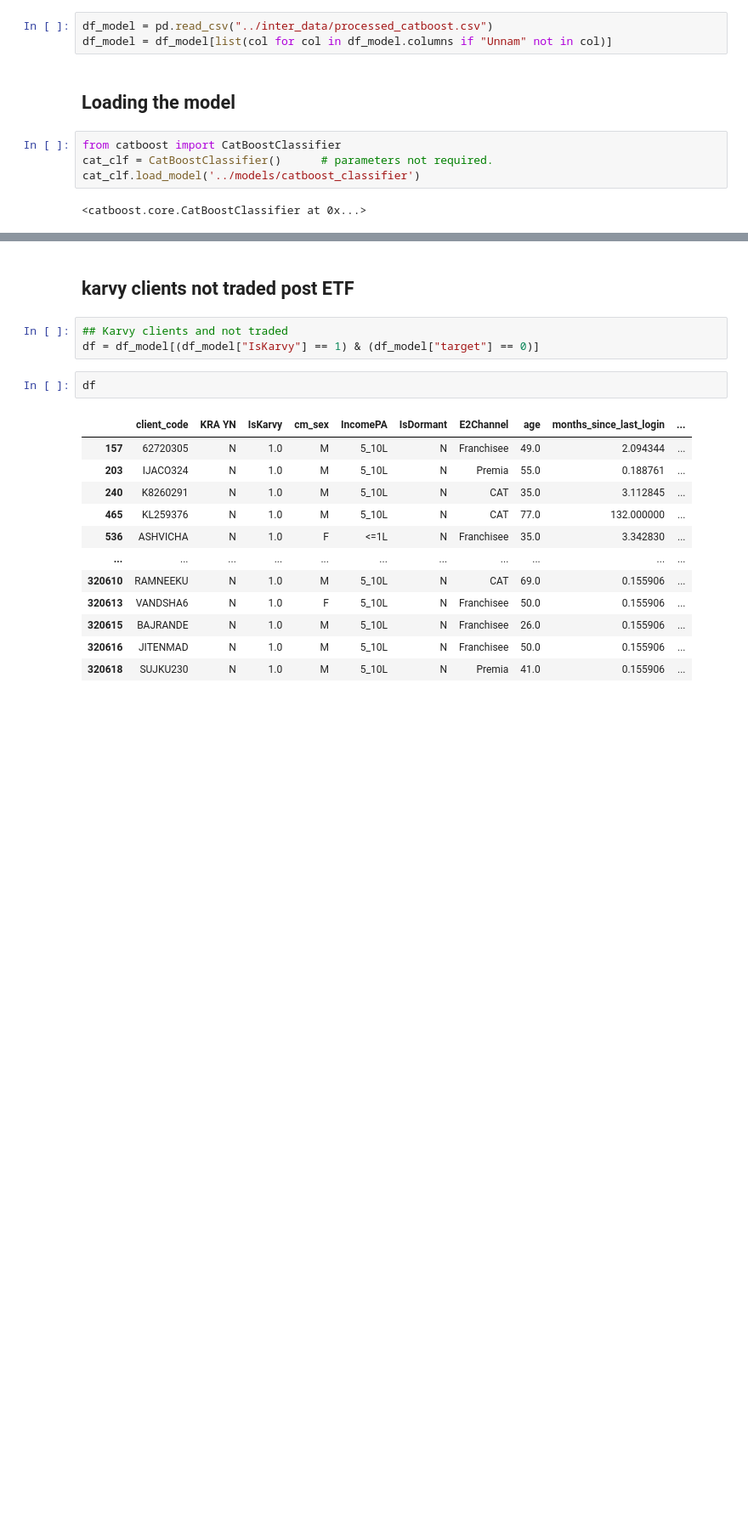
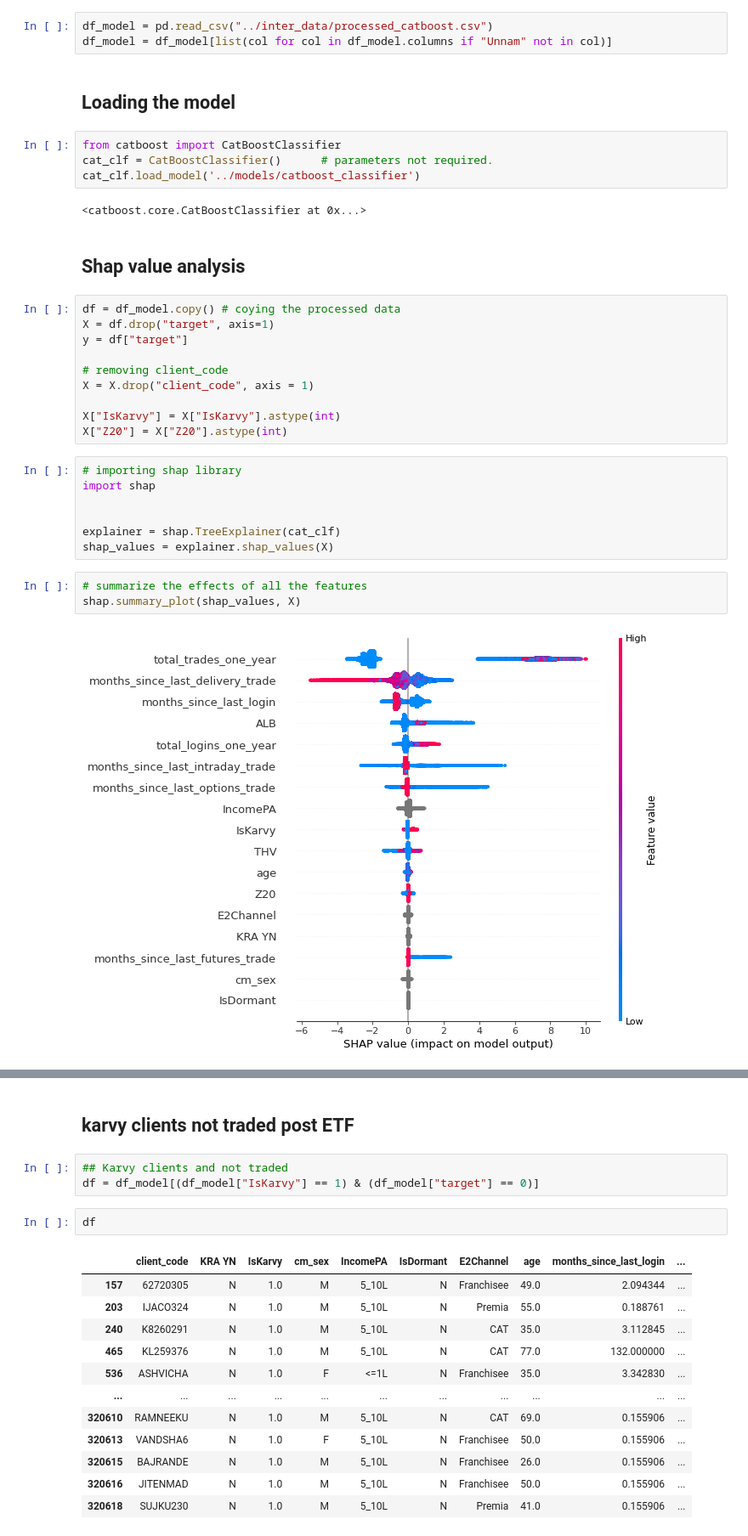
Before and after one commit to shineiifl/etf_trade_activation_model, a Jupyter notebook: notebooks/post_training_analysis_20211116.ipynb, the cells around one changed output, grey strips where cells are left out. Shown: that part at 85% size. Saved outputs shown, nothing was run; the diff lists cells and outputs as text; blank space fills up the shorter version.

Commit message:
added training image

```diff
--- a/notebooks/post_training_analysis_20211116.ipynb
+++ b/notebooks/post_training_analysis_20211116.ipynb
@@ -24,3 +24,27 @@ cat_clf = CatBoostClassifier()      # parameters not required.
 cat_clf.load_model('../models/catboost_classifier')
 # %% [output]
 <catboost.core.CatBoostClassifier at 0x...>
+# %% [markdown]
+## Shap value analysis
+# %%
+df = df_model.copy() # coying the processed data
+X = df.drop("target", axis=1)
+y = df["target"]
+
+# removing client_code
+X = X.drop("client_code", axis = 1)
+
+X["IsKarvy"] = X["IsKarvy"].astype(int)
+X["Z20"] = X["Z20"].astype(int)
+# %%
+# importing shap library
+import shap
+
+
+explainer = shap.TreeExplainer(cat_clf)
+shap_values = explainer.shap_values(X)
+# %%
+# summarize the effects of all the features
+shap.summary_plot(shap_values, X)
+# %% [output]
+[figure, added]
```
Also changed, not shown: parts of 9 cells of this notebook, 7 other files.
